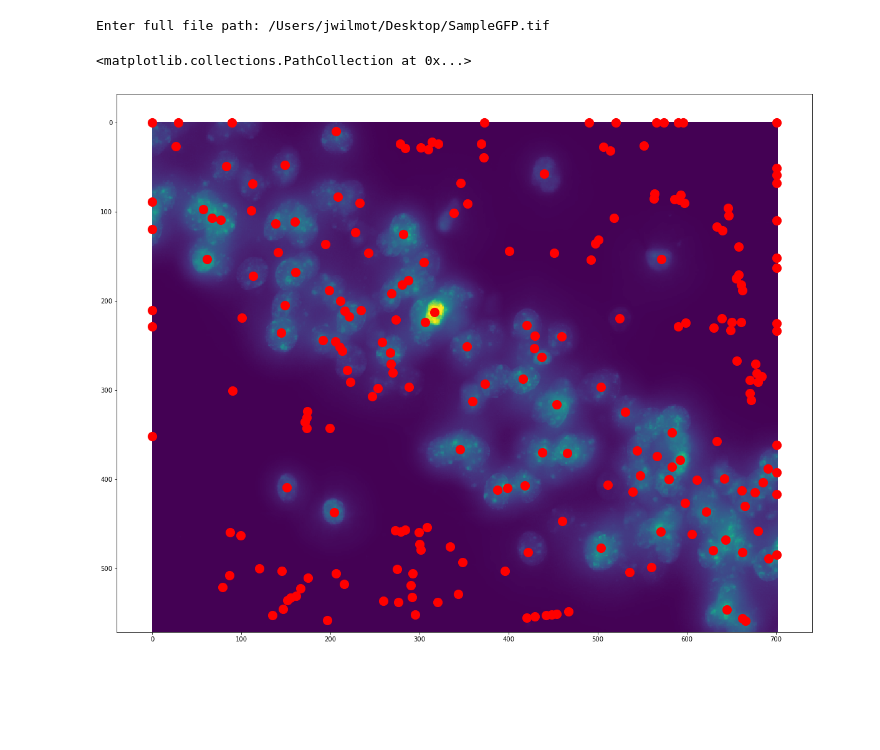
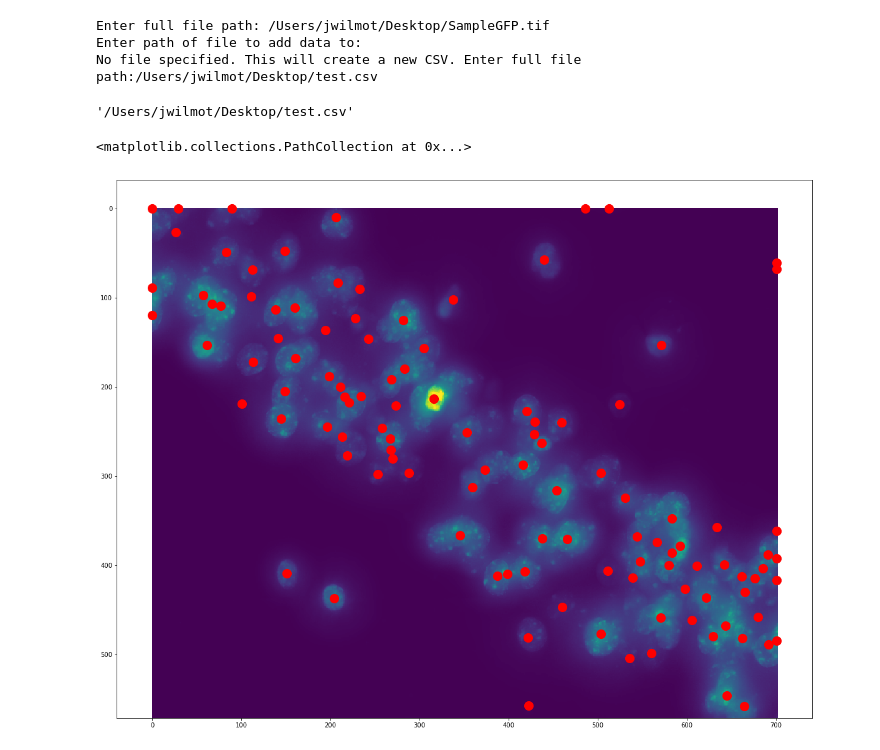
Before and after one commit to kpuhger/count-cellula, a Jupyter notebook: notebooks/Count_Cellula.ipynb, the cells around one changed output. Cells and saved outputs as stored; diff of their text form; code cells hidden in the pictures; blank space fills up the shorter version.

Commit message:
added functions for getting an image file and saving a csv with coordinates of cells

```diff
--- a/notebooks/Count_Cellula.ipynb
+++ b/notebooks/Count_Cellula.ipynb
@@ -20,12 +20,21 @@ import matplotlib.pyplot as plt
 import numpy as np
 import pandas as pd
 # %%
-# prompt for file name
-img_file = input('Enter full file path: ')
+# prompt for image
 
-img_raw = sk.io.imread(img_file)
+def get_image():
+    img_file = input('Enter full file path: ')
+    img_raw = sk.io.imread(img_file)
+    return img_raw
+
+img_raw = get_image()
+final_dat = get_file()
+final_dat
 # %% [output]
 Enter full file path: /Users/jwilmot/Desktop/SampleGFP.tif
+Enter path of file to add data to:
+No file specified. This will create a new CSV. Enter full file path:/Users/jwilmot/Desktop/test.csv
+'/Users/jwilmot/Desktop/test.csv'
 # %%
 # Function to show images.
 # Takes image file, number of planes of the image to be shown, and a tuple/list containing the desired shape
@@ -696,7 +705,7 @@ def cluster_centroids(x, y, z, max_dist):
         which original observation ``i`` belongs."""
 
     xyz_array = np.column_stack((x,y,z))
-    coordinates = pd.DataFrame(xyz_array, columns = ['x','y', z])
+    coordinates = pd.DataFrame(xyz_array, columns = ['x','y', 'z'])
 
     #create matrix of distances between all centroids
     dist_mat = dist.squareform(dist.pdist(coordinates.values))
@@ -717,26 +740,26 @@ def cluster_centroids(x, y, z, max_dist):
 # %%
 # Example/Test
 
 img_gauss = gaussian_blur(img_raw, 5)
 img_adeq = adapt_eq(img_gauss)
 
 # 3 separate blob detections
 log_cells = detect_blobs_3dlog(img_adeq, threshold = .007)
-dog_cells = detect_blobs_3ddog(img_adeq, threshold = .007)
+dog_cells = detect_blobs_3ddog(img_adeq, threshold = .05)
 hess_cells = detect_blobs_3dhess(img_adeq, threshold = .009)
 
 # place into one array
 all_cells = np.concatenate((log_cells, dog_cells, hess_cells))
 
 # cluster centroids
 final_cells = cluster_centroids(all_cells[:,1], all_cells[:,0], all_cells[:,3], 150)
 
 # Plotting
 # Plot on top of max intensity z projection
 img_max = img_raw.max(axis=0)
 f, ax = plt.subplots(1, figsize = (20,20))
 plt.imshow(img_max)
 plt.scatter(final_cells['x'], final_cells['y'], 200,  'r')
 # %% [output]
 <matplotlib.collections.PathCollection at 0x...>
-[figure, old version]
+[figure, new version]
```
Also changed, not shown: parts of 3 cells of this notebook.
